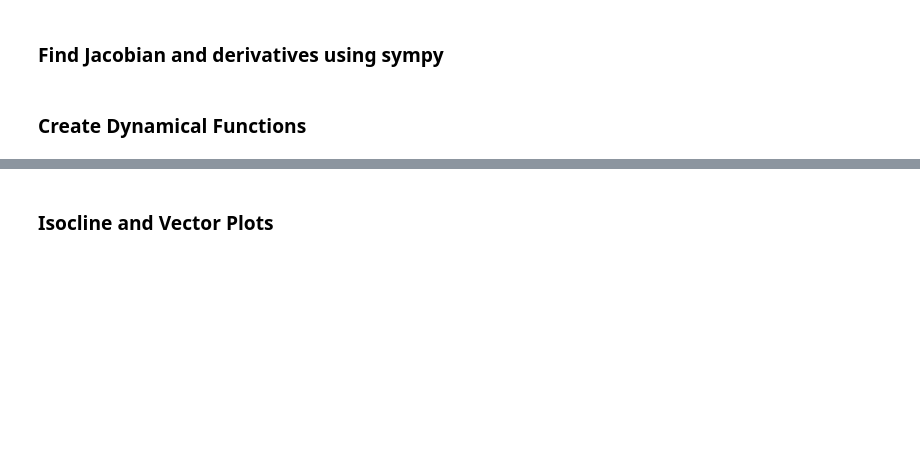
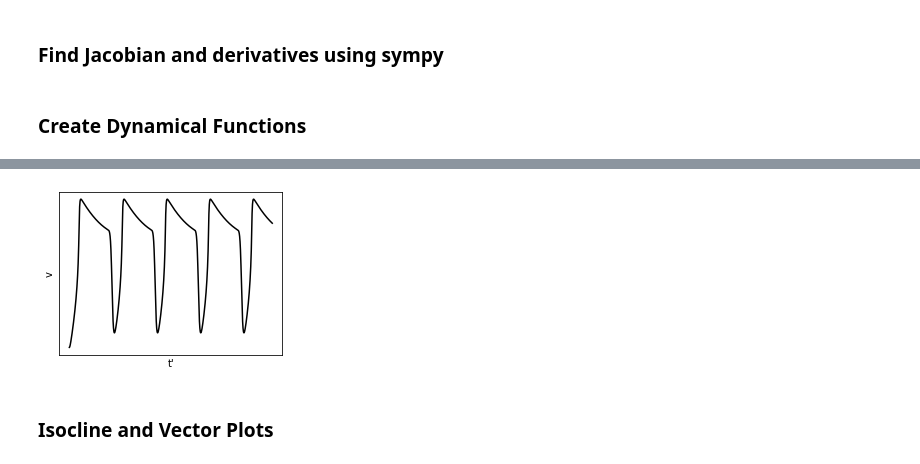
Before and after one commit to rensvermeulen/Vermeulen_2022-FHN-NGRIP, a Jupyter notebook: main.ipynb, the cells around one changed output, grey strips where cells are left out. Cells and saved outputs as stored; diff of their text form; code cells hidden in the pictures; blank space fills up the shorter version.

```diff
--- a/main.ipynb
+++ b/main.ipynb
@@ -105,3 +105,14 @@ plt.tight_layout()
+# %%
+fig, ax = plt.subplots(1, 1, figsize=(4,3))
+ax.set(xlabel='t\'', ylabel='v')
+v = ax.plot(time_span,trajectories[0][0][:,0], color='k')
+# w = ax.plot(time_span,trajectories[0][0][:,1], color='b', alpha=.5)
+ax.set_xticks([])
+ax.set_yticks([])
+fig.savefig('figures/isocline_trajectory.svg',
+                    format='svg',bbox_inches='tight')
+# %% [output]
+[figure, added]
 # %% [markdown]
 ### Isocline and Vector Plots
 # %%
```
Also changed, not shown: parts of 15 cells of this notebook.
